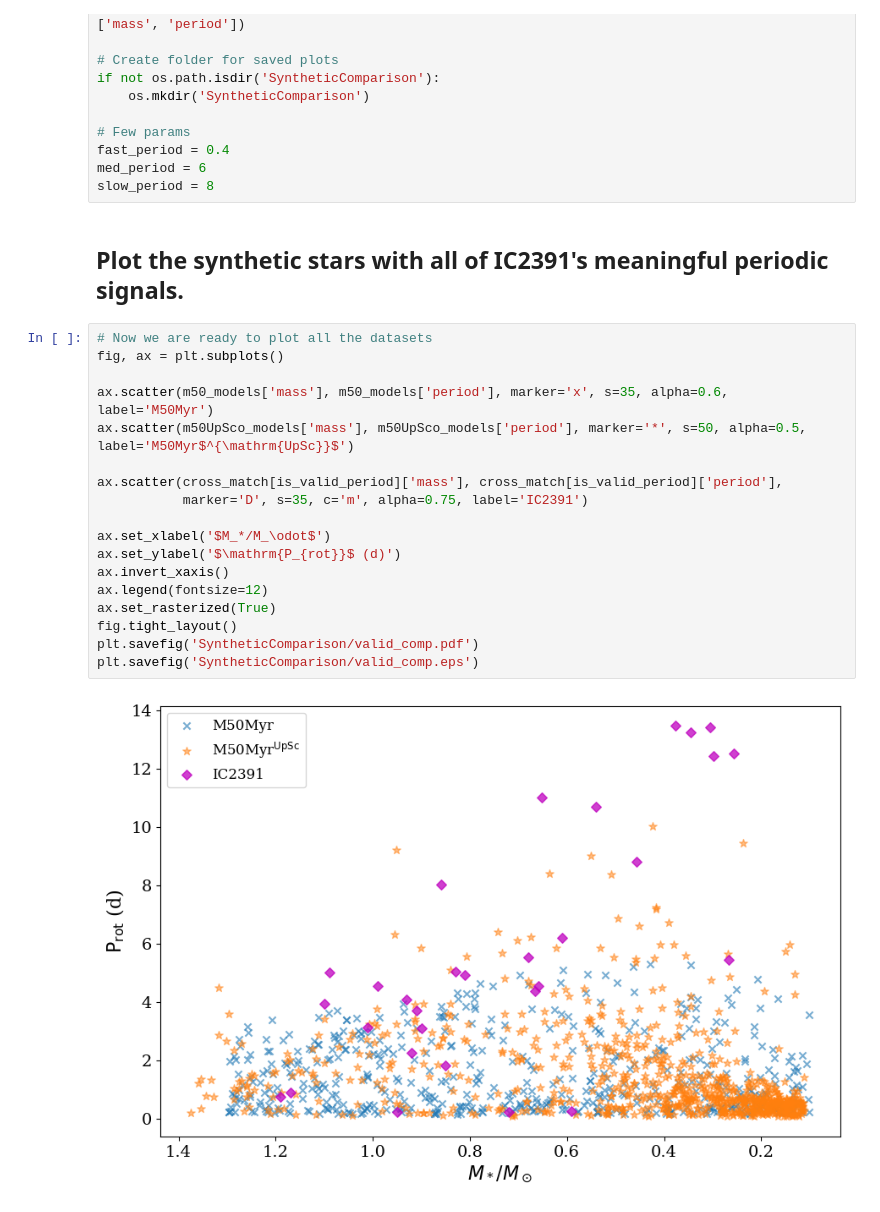
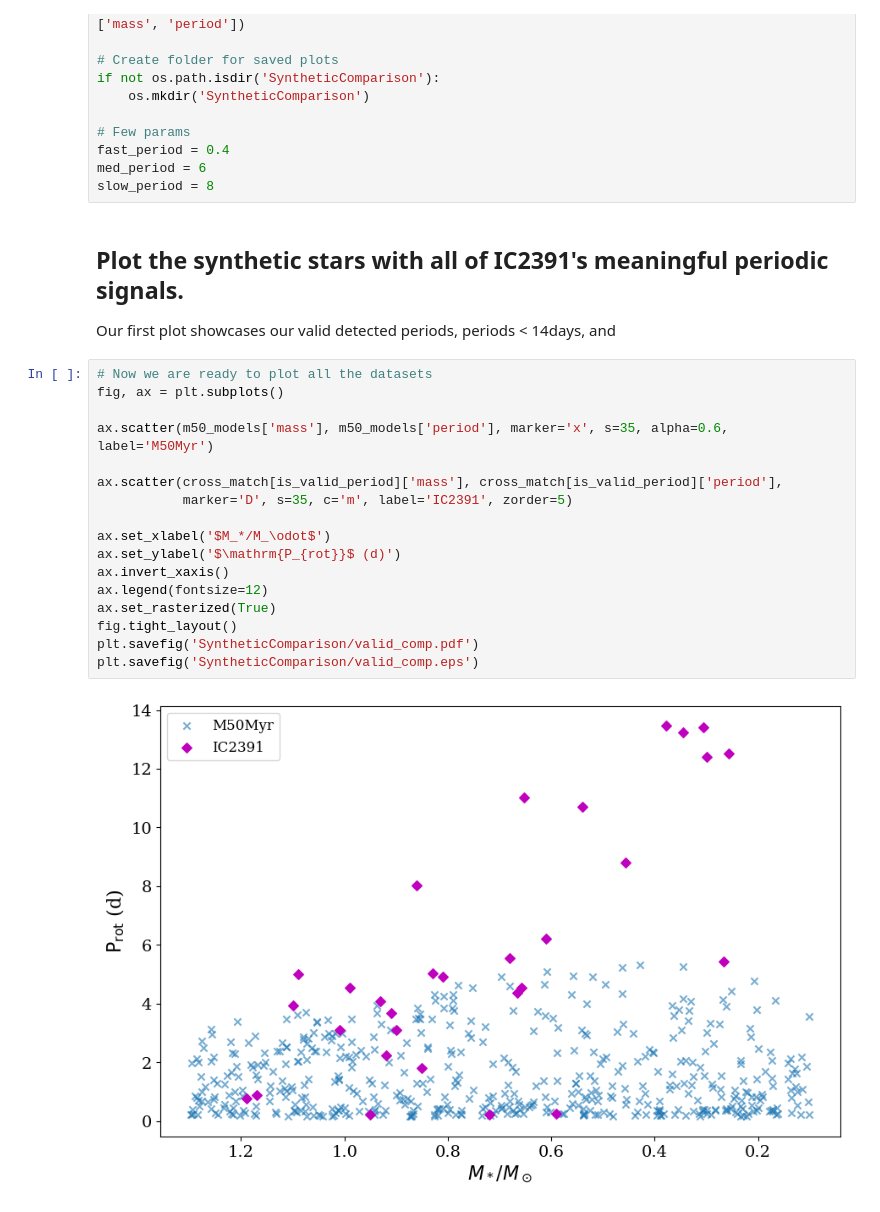
Before and after one commit to AstroJosePC/TESSDataExploration, a Jupyter notebook: period_distros.ipynb, the cells around one changed output. Cells and saved outputs as stored; diff of their text form.

Commit message:
:art: separate models, remove unused plots, more notes

```diff
--- a/period_distros.ipynb
+++ b/period_distros.ipynb
@@ -89,26 +98,27 @@ med_period = 6
 slow_period = 8
 # %% [markdown]
 ## Plot the synthetic stars with all of IC2391's meaningful periodic signals.
+
+Our first plot showcases our valid detected periods, periods < 14days, and
 # %%
 # Now we are ready to plot all the datasets
 fig, ax = plt.subplots()
 
 ax.scatter(m50_models['mass'], m50_models['period'], marker='x', s=35, alpha=0.6, label='M50Myr')
-ax.scatter(m50UpSco_models['mass'], m50UpSco_models['period'], marker='*', s=50, alpha=0.5, label='M50Myr$^{\mathrm{UpSc}}$')
 
 ax.scatter(cross_match[is_valid_period]['mass'], cross_match[is_valid_period]['period'],
-           marker='D', s=35, c='m', alpha=0.75, label='IC2391')
+           marker='D', s=35, c='m', label='IC2391', zorder=5)
 
 ax.set_xlabel('$M_*/M_\odot$')
 ax.set_ylabel('$\mathrm{P_{rot}}$ (d)')
 ax.invert_xaxis()
 ax.legend(fontsize=12)
 ax.set_rasterized(True)
 fig.tight_layout()
 plt.savefig('SyntheticComparison/valid_comp.pdf')
 plt.savefig('SyntheticComparison/valid_comp.eps')
 # %% [output]
-[figure, old version]
+[figure, new version]
 # %%
 # Now we are ready to plot all the datasets
 fig, ax = plt.subplots()
```
Also changed, not shown: parts of 9 cells of this notebook.
